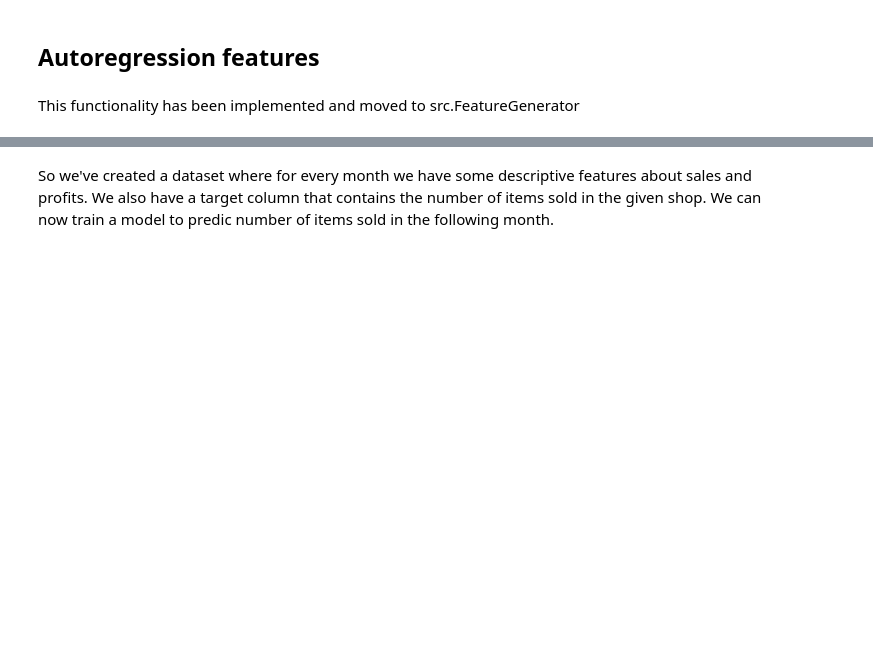
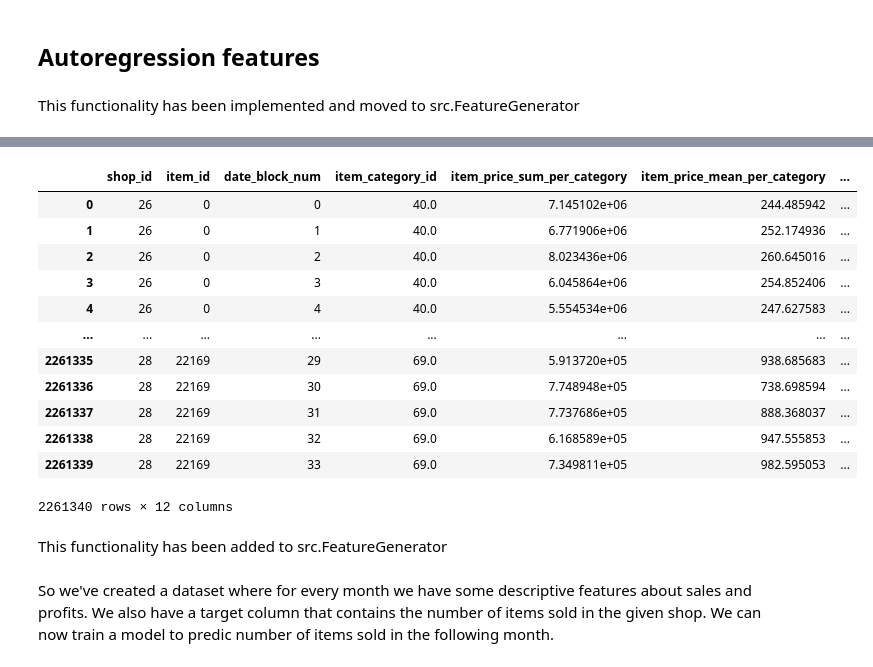
Before and after one commit to igor-cheb/retail_sales_prediction, a Jupyter notebook: ETL.ipynb, the cells around one changed output, grey strips where cells are left out. Drawn from its saved outputs; the diff is of its cells as text; code cells hidden in the pictures; blank space fills up the shorter version.

Commit message:
categories lags and rolls added

```diff
--- a/ETL.ipynb
+++ b/ETL.ipynb
@@ -140,0 +112,27 @@ This functionality has been implemented and moved to src.FeatureGenerator
+# %%
+GROUP_COLS = {
+    'category': ['item_category_id', 'date_block_num'],
+    'shop_category': ['shop_id', 'item_category_id', 'date_block_num']
+}
+
+index_cols = ['shop_id', 'item_id', 'date_block_num']
+base_cols = ['item_price', 'item_cnt_day']
+target_col = ['target']
+cat_col = ['item_category_id']
+# %%
+merged_df = pd.read_parquet(PROCESSED_PATH + 'merged_train_df.parquet')
+local_df = merged_df[['date_block_num', 'item_id', 'shop_id',
+                      'item_cnt_day', 'item_price', 'item_category_id']].reset_index(drop=True).copy()
+item_cat_map = local_df[['item_id', 'item_category_id']].drop_duplicates()
+res_df = generate_backbone().merge(item_cat_map, how='left')
+agg_di = {col: ROLL_FUNCS for col in base_cols}
+
+for k, group in GROUP_COLS.items():
+    agg_df = local_df.groupby(group, as_index = False).agg(agg_di)
+    agg_df.columns = ['_'.join(col) + f'_per_{k}' if col[1] else col[0] for col in agg_df.columns ]
+    print(k)
+    res_df = res_df.merge(agg_df, how='left', on=group).fillna(0)
+
+# res_df = res_df.rename(columns={'item_cnt_day_sum_per_shop_item': 'target'})
+base_feat_cols = [str(col) for col in res_df if col not in
+                  index_cols + base_cols + target_col + cat_col]
@@ -141,3 +153,21 @@ This functionality has been implemented and moved to src.FeatureGenerator
+# %%
+res_df
+# %% [output]
+|  | shop_id | item_id | date_block_num | item_category_id | item_price_sum_per_category | item_price_mean_per_category | ... |
+| 0 | 26 | 0 | 0 | 40.0 | 7.145102e+06 | 244.485942 | ... |
+| 1 | 26 | 0 | 1 | 40.0 | 6.771906e+06 | 252.174936 | ... |
+| 2 | 26 | 0 | 2 | 40.0 | 8.023436e+06 | 260.645016 | ... |
+| 3 | 26 | 0 | 3 | 40.0 | 6.045864e+06 | 254.852406 | ... |
+| 4 | 26 | 0 | 4 | 40.0 | 5.554534e+06 | 247.627583 | ... |
+| ... | ... | ... | ... | ... | ... | ... | ... |
+| 2261335 | 28 | 22169 | 29 | 69.0 | 5.913720e+05 | 938.685683 | ... |
+| 2261336 | 28 | 22169 | 30 | 69.0 | 7.748948e+05 | 738.698594 | ... |
+| 2261337 | 28 | 22169 | 31 | 69.0 | 7.737686e+05 | 888.368037 | ... |
+| 2261338 | 28 | 22169 | 32 | 69.0 | 6.168589e+05 | 947.555853 | ... |
+| 2261339 | 28 | 22169 | 33 | 69.0 | 7.349811e+05 | 982.595053 | ... |
+2261340 rows × 12 columns
+# %% [markdown]
+This functionality has been added to src.FeatureGenerator
 # %% [markdown]
 So we've created a dataset where for every month we have some descriptive features about sales and profits. We also have a target column that contains the number of items sold in the given shop. We can now train a model to predic number of items sold in the following month.
 # %% [markdown]
```
Also changed, not shown: parts of 15 cells of this notebook, 2 other files.
